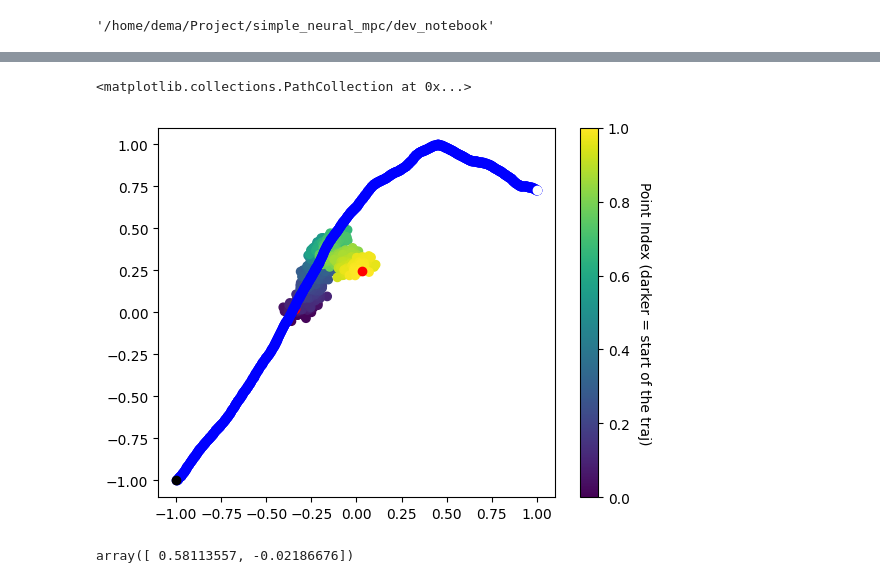
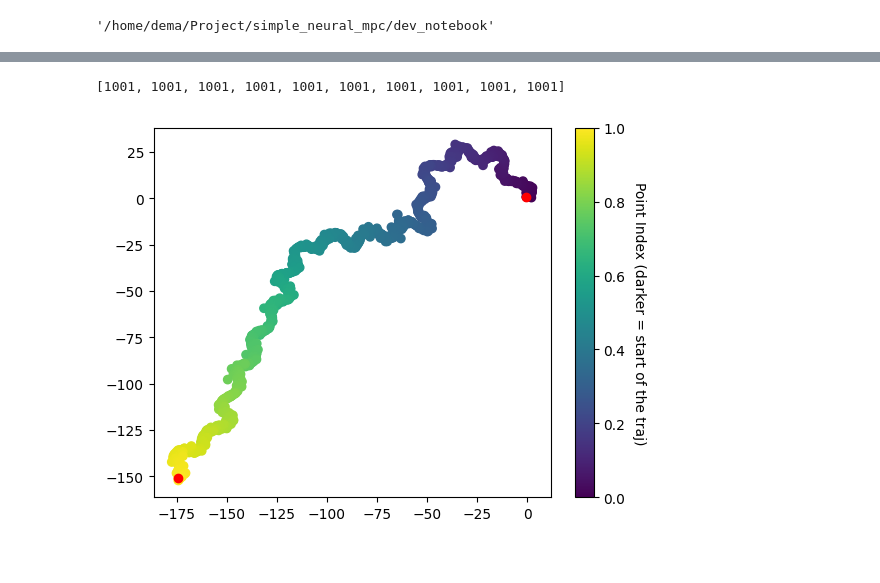
Before and after one commit to neverorfrog/simple_neural_mpc, a Jupyter notebook: dev_notebook/test.ipynb, the cells around one changed output, grey strips where cells are left out. Saved outputs shown, nothing was run; the diff lists cells and outputs as text; code cells hidden in the pictures.

```diff
--- a/dev_notebook/test.ipynb
+++ b/dev_notebook/test.ipynb
@@ -85,10 +87,3 @@ actions_range
-# %%
-actt = [-0.6 === 1.5] ---> [-1. 1]
-state = [0.0 --- 500] --> [-1, 1]
-
-
-
-xdot = v cos(theta)
 # %%
 class PINNLearnerDEMA(AbstractLearner):
 
@@ -306,21 +298,24 @@ learner = PINNLearnerDEMA(dataset_tensor,
                           actions_range,
                           delta_t=0.3,
                           device='cuda')
+
 learner.physic_weight = 1
 learner.boundary_weight = 1
 learner.imit_weight = 1
 
-j = 0
+j_adam = 0
+j_LFGBS = 0
 # %%
 # tot 6k
-for i in range(1000):
-    j += 1
+learner.optimizer_type = 'adam'
+for i in range(3000):
+    j_adam += 1
     loss, stats = learner.train_step()
     #loss = learner.train_step()
     s = ""
     if (i%10 == 0):
         for item, k in stats.items():
             s += f"{item}: {k} ; "
-        print(f"iter: {j} : {s}")
-        #print(f"iter: {i}, loss: {loss.item()}")
+        print(f"iter: (Adam/LGFVD) {j_adam}, {j_LFGBS} : {s}")
+        #print(f"iter: {j}, loss: {loss.item()}")
 # %% [output]
@@ -343,0 +339,8 @@ iter: 1991 : imit: 0.3164251744747162 ; physic: 3.0706779956817627 ; BC: 0.62451
+# %%
+learner.optimizer_type = 'LBFGS'
+for i in range(500):
+    j_LFGBS += 1
+    loss = learner.train_step()
+    s = ""
+    if (i%10 == 0):
+        print(f"iter: (adam/LGFBS) {j_adam}, {j_LFGBS}, loss: {loss.item()}")
@@ -344,3 +365,7 @@ iter: 1991 : imit: 0.3164251744747162 ; physic: 3.0706779956817627 ; BC: 0.62451
+# %%
+demo_len
+# %% [output]
+[1001, 1001, 1001, 1001, 1001, 1001, 1001, 1001, 1001, 1001]
 # %%
 
 x_0 = torch.FloatTensor(states[0, :]).to('cuda')
@@ -351,40 +376,36 @@ pair = torch.hstack((x_0, a_0, t)).unsqueeze(0)
 zero = torch.FloatTensor([0]).to('cuda')
 
 traj_generated = []
-for i in range(len(actions)):
+id_demo = 1
+for i in range((id_demo-1)*demo_len[id_demo], id_demo*demo_len[id_demo]-1):
     with torch.no_grad():
 
         x_i = learner.model(pair).squeeze()
         pair = torch.hstack((
             #x_i,
             torch.FloatTensor(states[i, :]).to('cuda'),
             torch.FloatTensor(actions[i, :]).to('cuda'),
             t
         )).unsqueeze(0).to('cuda')
         traj_generated.append(x_i.detach().cpu().numpy())
 
 
 traj = np.array(traj_generated)
 
 color_id = np.linspace(0, 1, len(traj))
 cmap = plt.get_cmap('viridis')
 colors = cmap(color_id)
 
 scatter = plt.scatter(traj[:, 0], traj[:, 1], color=colors)
 plt.scatter(traj[0, 0], traj[0, 1], color='red')
 plt.scatter(traj[-1, 0], traj[-1, 1], color='red')
 
 cbar = plt.colorbar(scatter)
 cbar.set_label("Point Index (darker = start of the traj)", rotation=270, labelpad=15)
 
 
-plt.scatter(states[:, 0], states[:, 1], color='blue')
-plt.scatter(states[0, 0], states[0, 1], color='black')
-plt.scatter(states[-1, 0], states[-1, 1], color='white')
+#plt.scatter(states[:, 0], states[:, 1], color='blue')
+#plt.scatter(states[0, 0], states[0, 1], color='black')
+#plt.scatter(states[-1, 0], states[-1, 1], color='white')
 # %% [output]
-<matplotlib.collections.PathCollection at 0x...>
-[figure, old version]
+[figure, new version]
-# %%
-actions[0
-# %% [output]
-array([ 0.58113557, -0.02186676])
```
Also changed, not shown: parts of 14 cells of this notebook.
